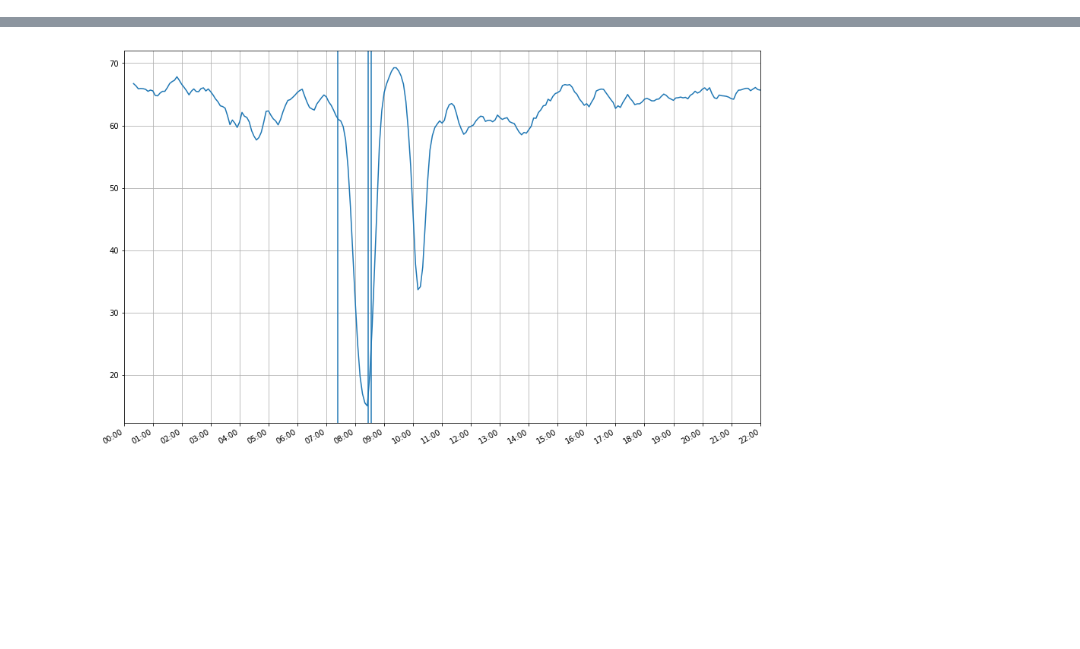
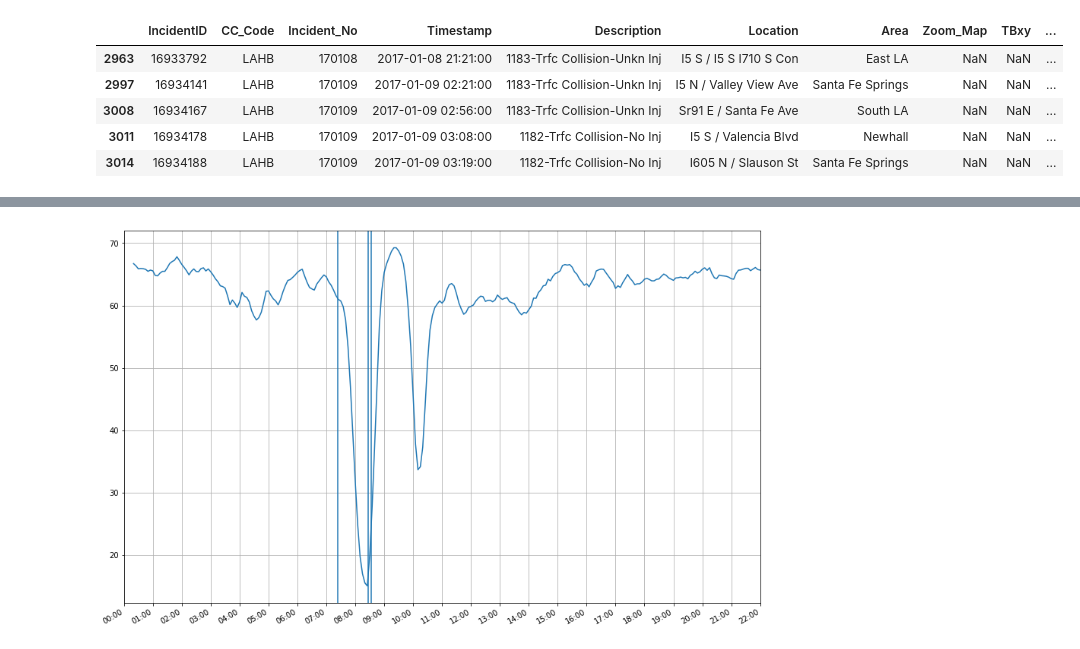
Before and after one commit to frolovconst/TC_w_ML, a Jupyter notebook: incidents_touch/inc_desc_ansis.ipynb, the cells around one changed output, grey strips where cells are left out. Cells and saved outputs as stored; diff of their text form; code cells hidden in the pictures; blank space fills up the shorter version.

```diff
--- a/incidents_touch/inc_desc_ansis.ipynb
+++ b/incidents_touch/inc_desc_ansis.ipynb
@@ -40,4 +40,13 @@ stations_active = stations_active.dropna(subset=['Latitude', 'Longitude']).reset
 # result: non-empty speed data series  only, stations which provide these data
 stations_active = stations_active[stations_active['ID'].isin(series['Station'].unique())].reset_index(drop=True)
 stations_active = stations_active.sort_values('Lanes', ascending=False).drop_duplicates(subset=['Latitude', 'Longitude'], keep='first').sort_index().reset_index(drop=True)
+# %%
+inc_month.head()
+# %% [output]
+|  | IncidentID | CC_Code | Incident_No | Timestamp | Description | Location | Area | Zoom_Map | TBxy | ... |
+| 2963 | 16933792 | LAHB | 170108 | 2017-01-08 21:21:00 | 1183-Trfc Collision-Unkn Inj | I5 S / I5 S I710 S Con | East LA | NaN | NaN | ... |
+| 2997 | 16934141 | LAHB | 170109 | 2017-01-09 02:21:00 | 1183-Trfc Collision-Unkn Inj | I5 N / Valley View Ave | Santa Fe Springs | NaN | NaN | ... |
+| 3008 | 16934167 | LAHB | 170109 | 2017-01-09 02:56:00 | 1183-Trfc Collision-Unkn Inj | Sr91 E / Santa Fe Ave | South LA | NaN | NaN | ... |
+| 3011 | 16934178 | LAHB | 170109 | 2017-01-09 03:08:00 | 1182-Trfc Collision-No Inj | I5 S / Valencia Blvd | Newhall | NaN | NaN | ... |
+| 3014 | 16934188 | LAHB | 170109 | 2017-01-09 03:19:00 | 1182-Trfc Collision-No Inj | I605 N / Slauson St | Santa Fe Springs | NaN | NaN | ... |
 # %%
```
Also changed, not shown: parts of 21 cells of this notebook.
